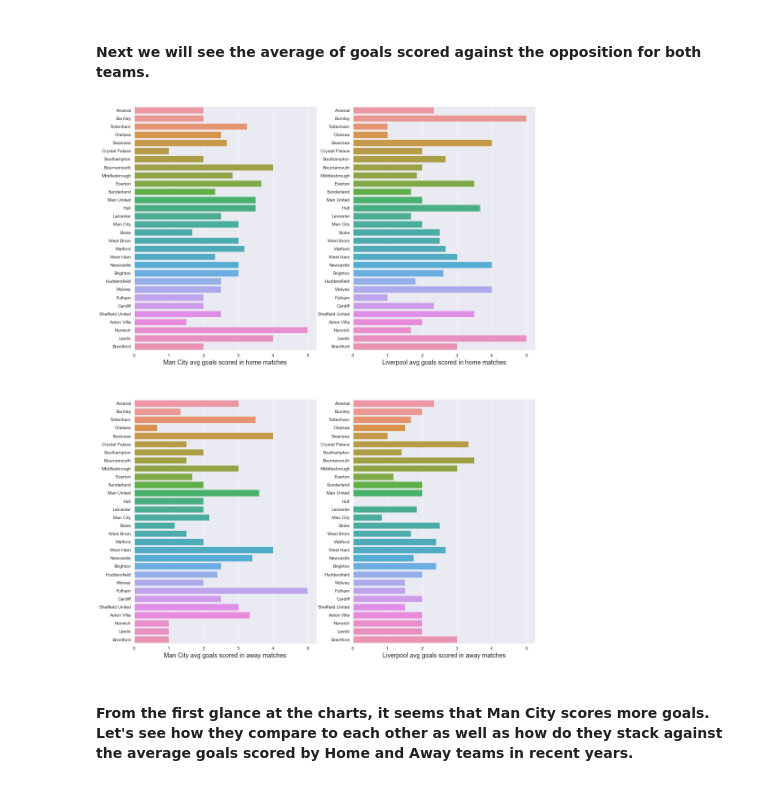
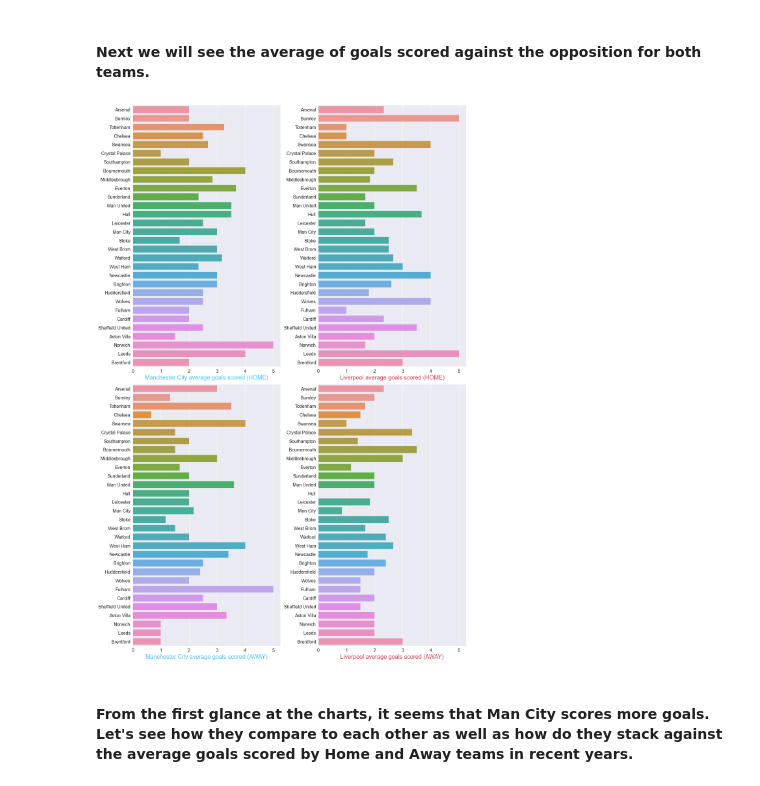
Before and after one commit to bajcula/soccerdata, a Jupyter notebook: Liverpool_VS_Man_City_VS_Rest_of_the_PL.ipynb, the cells around one changed output. Drawn from its saved outputs; the diff is of its cells as text; code cells hidden in the pictures.

```diff
--- a/Liverpool_VS_Man_City_VS_Rest_of_the_PL.ipynb
+++ b/Liverpool_VS_Man_City_VS_Rest_of_the_PL.ipynb
@@ -369,7 +369,7 @@ city_away = city[city['away_team'] == 'Man City']
 liv_home = liv[liv['home_team'] == 'Liverpool']
 liv_away = liv[liv['away_team'] == 'Liverpool']
 
-plt.figure(figsize=(16,22))
+plt.figure(figsize=(16,24))
 
 ax1 = plt.subplot(2,2,1)
 sns.barplot(
@@ -378,42 +378,51 @@ sns.barplot(
     y='away_team',
     ci=None,
 )
-plt.xlabel('Man City avg goals scored in home matches', fontsize=14)
+plt.xlabel('Manchester City average goals scored (HOME)', fontsize=18, color=city_color)
+plt.yticks(fontsize=14)
+plt.xticks(fontsize=14)
 plt.ylabel('')
 
 plt.subplot(2,2,2, sharex=ax1, sharey=ax1)
 sns.barplot(
     data=liv_home,
     x='liv_full_time_goals_scored',
     y='away_team',
     ci=None,
 )
-plt.xlabel('Liverpool avg goals scored in home matches', fontsize=14)
+plt.xlabel('Liverpool average goals scored (HOME)', fontsize=18, color=liv_color)
+plt.yticks(fontsize=14)
+plt.xticks(fontsize=14)
 plt.ylabel('')
 
 plt.subplot(2,2,3, sharex=ax1, sharey=ax1)
 sns.barplot(
     data=city_away,
     x='city_full_time_goals_scored',
     y='home_team',
     ci=None
 )
-plt.xlabel('Man City avg goals scored in away matches', fontsize=14)
+plt.xlabel('Manchester City average goals scored (AWAY)', fontsize=18, color=city_color)
+plt.yticks(fontsize=14)
+plt.xticks(fontsize=14)
 plt.ylabel('')
 
 plt.subplot(2,2,4, sharex=ax1, sharey=ax1)
 sns.barplot(
     data=liv_away,
     x='liv_full_time_goals_scored',
     y='home_team',
     ci=None
 )
-plt.xlabel('Liverpool avg goals scored in away matches', fontsize=14)
+plt.xlabel('Liverpool average goals scored (AWAY)', fontsize=18, color=liv_color)
+plt.yticks(fontsize=14)
+plt.xticks(fontsize=14)
 plt.ylabel('')
 
+plt.tight_layout()
 plt.show()
 # %% [output]
-[figure, old version]
+[figure, new version]
 # %% [markdown]
 #### From the first glance at the charts, it seems that Man City scores more goals. Let's see how they compare to each other as well as how do they stack against the average goals scored by Home and Away teams in recent years.
 # %%
```
Also changed, not shown: parts of 5 cells of this notebook.
